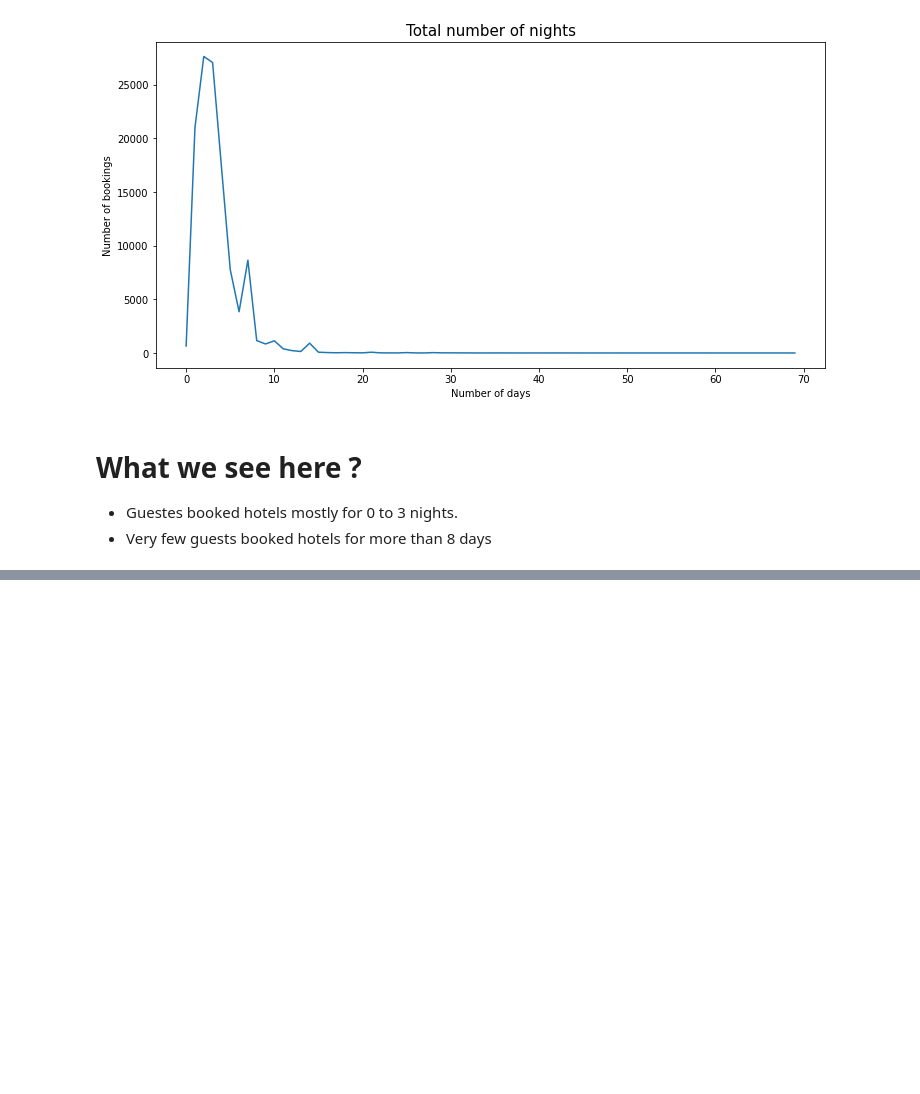
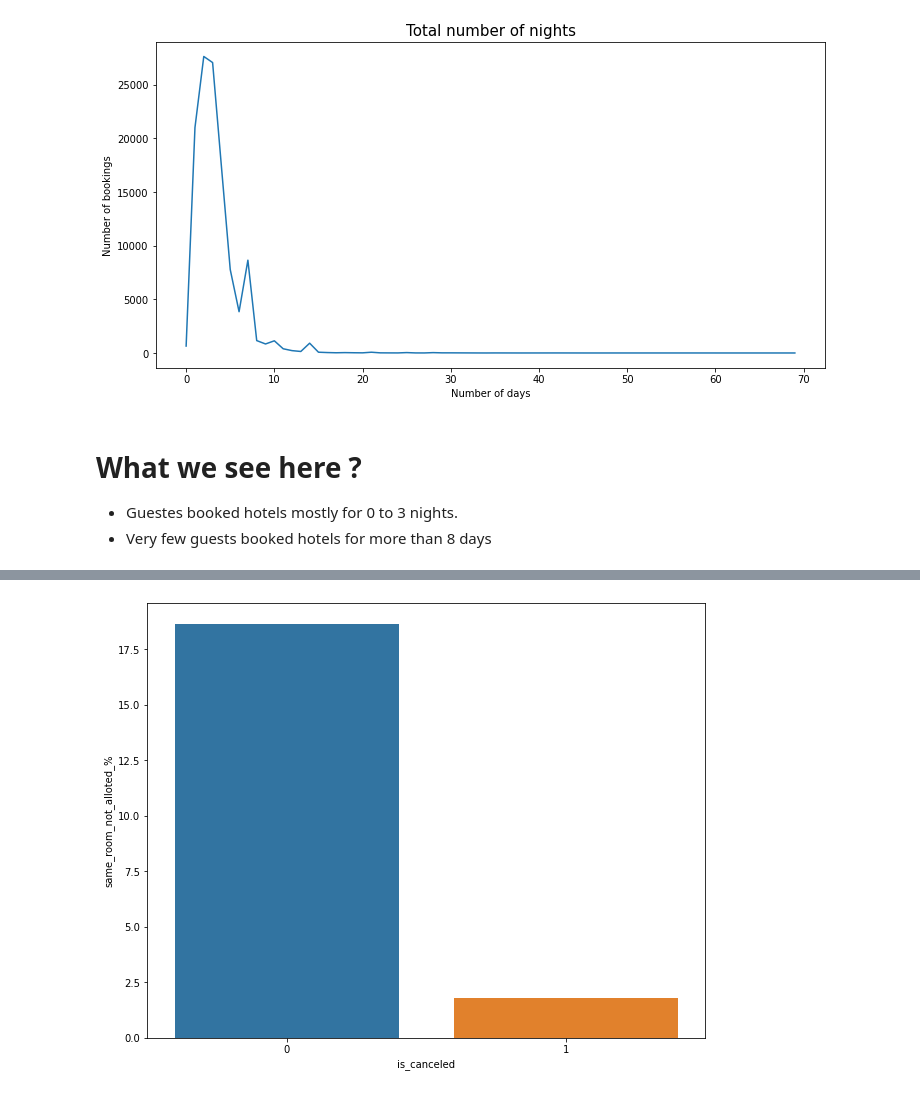
Before and after one commit to sachanneeraj/Hotels-Data-Analysis-EDA, a Jupyter notebook: Hotel_Booking_Analysis_Capstone_Project.ipynb, the cells around one changed output, grey strips where cells are left out. Drawn from its saved outputs; the diff is of its cells as text; code cells hidden in the pictures; blank space fills up the shorter version.

```diff
--- a/Hotel_Booking_Analysis_Capstone_Project.ipynb
+++ b/Hotel_Booking_Analysis_Capstone_Project.ipynb
@@ -774,0 +785,14 @@ plt.show()
+# %%
+def check_room_allot(x):
+  if x['reserved_room_type'] != x['assigned_room_type']:
+    return 1
+  else:
+    return 0
+Hotel_data['same_room_not_alloted'] = Hotel_data.apply(lambda x : check_room_allot(x), axis = 1)
+grp_by_canc = Hotel_data.groupby('is_canceled')
+D3 = pd.DataFrame((grp_by_canc['same_room_not_alloted'].sum()/grp_by_canc.size())*100).rename(columns = {0:'same_room_not_alloted_%'})
+plt.figure(figsize = (10,8))
+sns.barplot(x = D3.index, y = D3 ['same_room_not_alloted_%'])
+plt.show()
+# %% [output]
+[figure, added]
```
Also changed, not shown: parts of 14 cells of this notebook.
